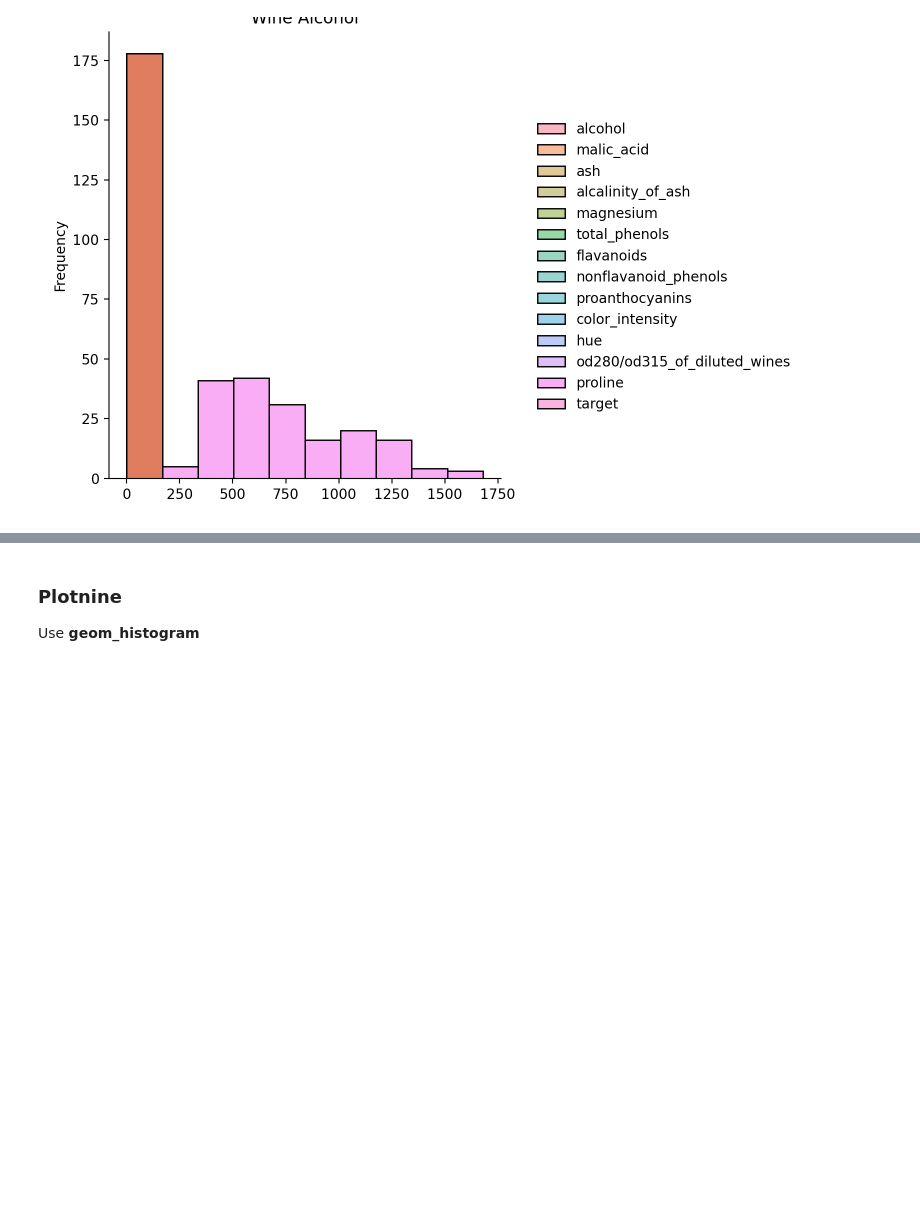
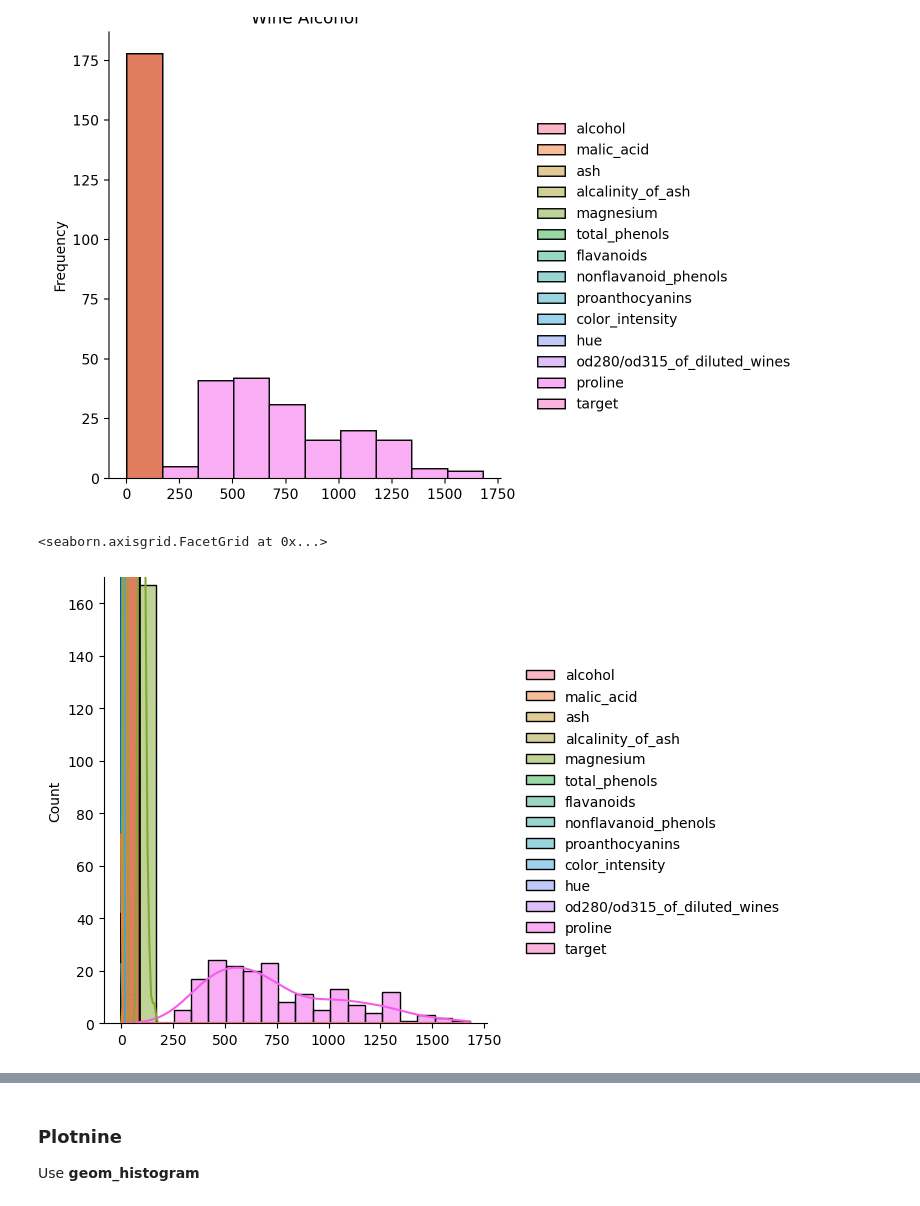
Before and after one commit to DocYoungblood/data_viz_python_tutorial, a Jupyter notebook: Data_Viz_Tutorial.ipynb, the cells around one changed output, grey strips where cells are left out. Cells and saved outputs as stored; diff of their text form; code cells hidden in the pictures; blank space fills up the shorter version.

```diff
--- a/Data_Viz_Tutorial.ipynb
+++ b/Data_Viz_Tutorial.ipynb
@@ -333,5 +333,11 @@ plt.title('Wine Alcohol')
 # %% [output]
 Text(0.5, 1.0, 'Wine Alcohol')
 [figure]
+# %%
+dp = sns.displot(wine_df, bins = 20, kde=True)
+dp.set(ylim=(0,170))
+# %% [output]
+<seaborn.axisgrid.FacetGrid at 0x...>
+[figure, added]
 # %%
 # sns histogram with kernel density estimate
```
Also changed, not shown: parts of 1 cell of this notebook.
